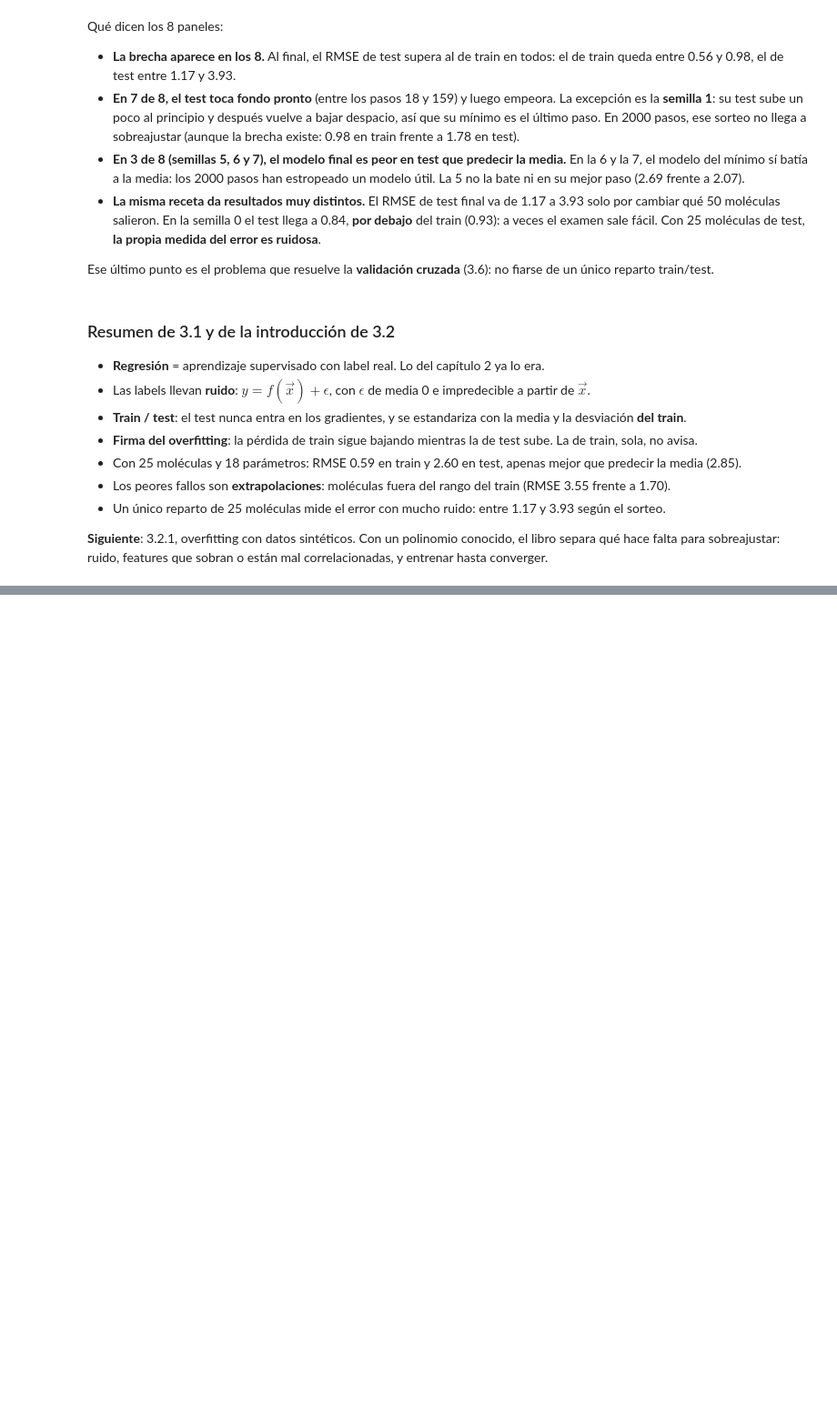
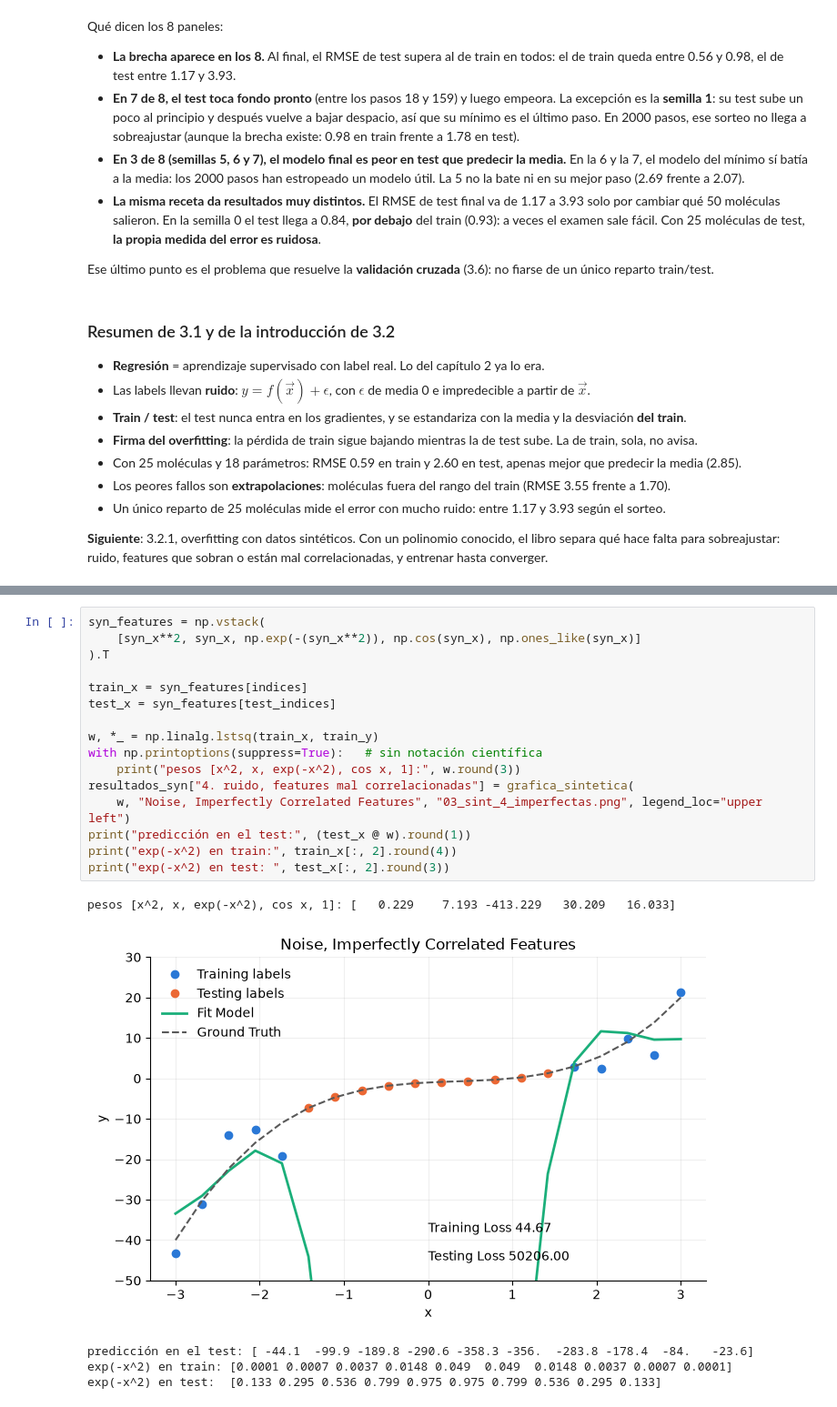
Before and after one commit to alexhrehoret/dmol-study-notes, a Jupyter notebook: notebooks/03_regresion.ipynb, the cells around one changed output, grey strips where cells are left out. Shown at 91% size. Drawn from its saved outputs; the diff is of its cells as text; blank space fills up the shorter version.

```diff
--- a/notebooks/03_regresion.ipynb
+++ b/notebooks/03_regresion.ipynb
@@ -617,0 +925,22 @@ converger.
+# %%
+syn_features = np.vstack(
+    [syn_x**2, syn_x, np.exp(-(syn_x**2)), np.cos(syn_x), np.ones_like(syn_x)]
+).T
+
+train_x = syn_features[indices]
+test_x = syn_features[test_indices]
+
+w, *_ = np.linalg.lstsq(train_x, train_y)
+with np.printoptions(suppress=True):   # sin notación científica
+    print("pesos [x^2, x, exp(-x^2), cos x, 1]:", w.round(3))
+resultados_syn["4. ruido, features mal correlacionadas"] = grafica_sintetica(
+    w, "Noise, Imperfectly Correlated Features", "03_sint_4_imperfectas.png", legend_loc="upper left")
+print("predicción en el test:", (test_x @ w).round(1))
+print("exp(-x^2) en train:", train_x[:, 2].round(4))
+print("exp(-x^2) en test: ", test_x[:, 2].round(3))
+# %% [output]
+pesos [x^2, x, exp(-x^2), cos x, 1]: [   0.229    7.193 -413.229   30.209   16.033]
+[figure, added]
+predicción en el test: [ -44.1  -99.9 -189.8 -290.6 -358.3 -356.  -283.8 -178.4  -84.   -23.6]
+exp(-x^2) en train: [0.0001 0.0007 0.0037 0.0148 0.049  0.049  0.0148 0.0037 0.0007 0.0001]
+exp(-x^2) en test:  [0.133 0.295 0.536 0.799 0.975 0.975 0.799 0.536 0.295 0.133]
```
Also changed, not shown: parts of 30 cells of this notebook, 1 other file.
